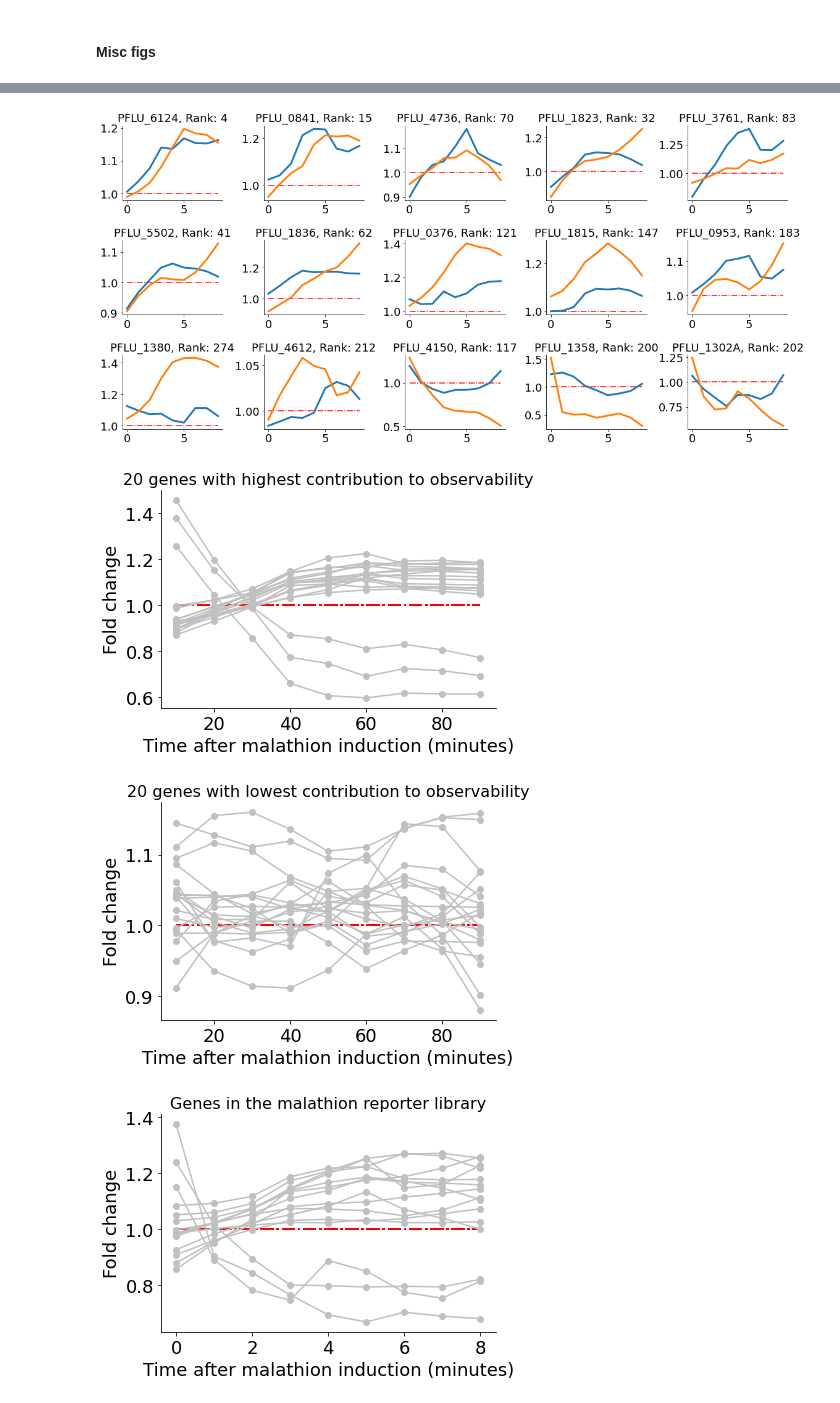
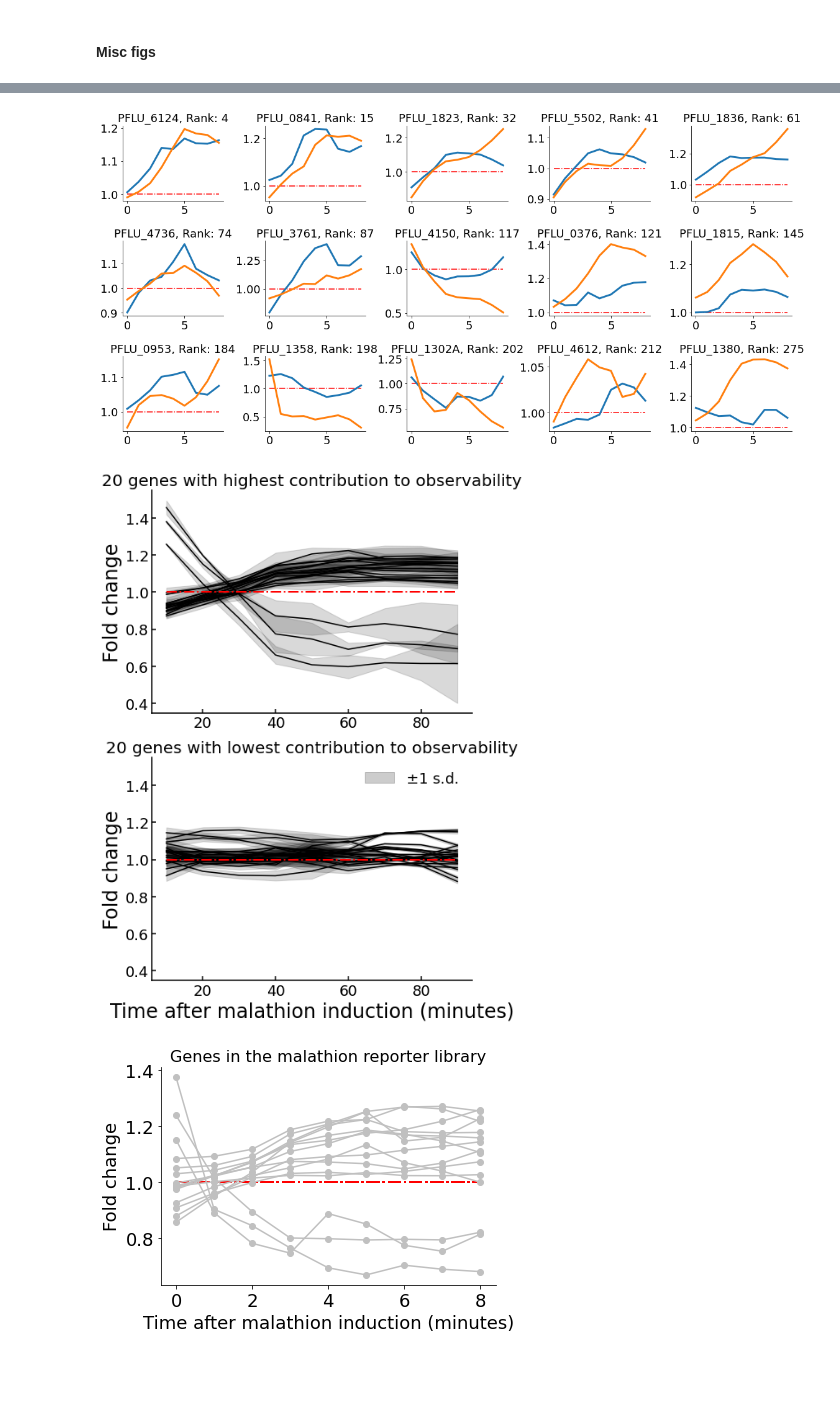
Before and after one commit to AqibHasnain/transcriptome-dynamics-dmd-observability, a Jupyter notebook: main.ipynb, the cells around one changed output, grey strips where cells are left out. Cells and saved outputs as stored; diff of their text form; code cells hidden in the pictures; blank space fills up the shorter version.

```diff
--- a/main.ipynb
+++ b/main.ipynb
@@ -774,7 +750,7 @@ plt.rcParams['axes.spines.right'] = False
 plt.rcParams['axes.spines.top'] = False
 plt.rc('lines',linewidth=3);
 
-fig,axs = plt.subplots(2,5,figsize=(19,7),sharex=True);
+fig,axs = plt.subplots(2,5,figsize=(19,7),sharex=True,sharey=True);
 mec = 'k'
 mew = 1
 alpha = 0.8
@@ -850,11 +840,10 @@ if savefig:
 savefig=False
 # plt.style.use('dark_background')
 # dark_colors = plt.rcParams['axes.prop_cycle'].by_key()['color']
-plt.rcParams.update({'font.size':22})
 fig, ax = plt.subplots(1,1,figsize=(6,5))
-ax.plot(np.linspace(1,623,623),np.real(D),'o',mfc='None',ms=8,mew=1.75,label=r'$G$')
-ax.plot(np.linspace(1,10,10),np.real(Dt),'s',mfc='None',ms=8,mew=1.75,label=r'$\tilde{G}$')
-ax.plot(np.linspace(1,623,623),np.real(Dt_recon),'v',mfc='None',ms=8,mew=1.75,c=dark_colors[3],label=r'$U_r\tilde{G}U_r^\top$')
+ax.plot(np.linspace(1,len(D),len(D)),np.real(D),'o',mfc='None',ms=8,mew=1.75,label=r'$G$')
+ax.plot(np.linspace(1,len(Dt),len(Dt)),np.real(Dt),'s',mfc='None',ms=8,mew=1.75,label=r'$\tilde{G}$')
+ax.plot(np.linspace(1,len(D),len(D)),np.real(Dt_recon),'v',mfc='None',ms=8,mew=1.75,label=r'$U_r\tilde{G}U_r^\top$')
 ax.set_yscale('log')
 ax.set_xscale('log')
 ax.set_xticks([])
@@ -867,4 +856,3 @@ plt.legend(frameon=False,ncol=1)
 if savefig:
     plt.savefig('/Users/aqib/desktop/gram_eigvals.pdf',dpi=300,transparent=True,bbox_inches='tight')
 plt.show()
-plt.rcParams.update({'font.size':18})
@@ -873,13 +863,12 @@ plt.rcParams.update({'font.size':18})
 savefig=False
 # plt.style.use('dark_background')
 # dark_colors = plt.rcParams['axes.prop_cycle'].by_key()['color']
-plt.rcParams.update({'font.size':22})
 fig, ax = plt.subplots(1,1,figsize=(6,5))
 ax.plot(np.sort((V[:,0])),label=r'$G$')
 # ax.plot(np.linspace(0,623,10),np.sort(Vt[:,0]),label=r'$\tilde{G}$')
-ax.plot(np.sort((np.real(Vt_recon[:,0]))),label=r'$U_r\tilde{G}U_r^\top$',c=dark_colors[3])
-ax.hlines(0.025,0,len(A),linestyle='-.',lw=1.5,color=dark_colors[1])
-ax.hlines(-0.025,0,len(A),linestyle='-.',lw=1.5,color=dark_colors[1])
+ax.plot(np.sort((np.real(Vt_recon[:,0]))),label=r'$U_r\tilde{G}U_r^\top$')
+ax.hlines(0.025,0,len(A),linestyle='-.',lw=1.5,color='k')
+ax.hlines(-0.025,0,len(A),linestyle='-.',lw=1.5,color='k')
 ax.set_xticks([])
 for side in ax.spines.keys():
     ax.spines[side].set_linewidth(1.5)
@@ -910,5 +899,5 @@ plt.show()
 # %%
-these_tags = ['6124','0841','4736','1823','3761','5502','1836','0376','1815','0953','1380','4612','4150','1358','1302A']
+these_tags = ['6124','0841','1823','5502','1836','4736','3761','4150','0376','1815','0953','1358','1302A','4612','1380']
 these_tags = ['PFLU_' + x for x in these_tags]
 fig,axs = plt.subplots(3,5,figsize=(16,8))
 for ii,ax in enumerate(axs.reshape(-1)): # plot the 15 encoder genes from the library
@@ -918,36 +907,46 @@ for ii,ax in enumerate(axs.reshape(-1)): # plot the 15 encoder genes from the li
 plt.tight_layout()
 plt.show()
 # %% [output]
-[figure, old version]
+[figure, new version]
 # %%
+# plot genes which contribute most and least to observability
+savefig = False
 cmap = sns.diverging_palette(20, 230, as_cmap=True)
 crange = np.linspace(0,1,len(these_tags))
 ngenes = 20
-plt.figure()
+fig, ax = plt.subplots(2,1,figsize=(7,11),sharey=True)
 for cnt,ii in enumerate(range(len(A)-1,len(A)-ngenes+1,-1)):
-    plt.title('20 genes with highest contribution to observability',fontsize=16)
+    ax[0].set_title(str(ngenes)+' genes with highest contribution to observability',fontsize=20)
     mu = np.mean(data_fc[sorted_inds[ii]],axis=1)
-    plt.hlines(1.0,10,90,color='r',linestyle='-.',lw=2)
-    plt.plot(np.linspace(10,90,9),mu,'o-',c='silver',lw=1.5)
-plt.ylabel('Fold change')
-plt.xlabel('Time after malathion induction (minutes)')
+    std = np.std(data_fc[sorted_inds[ii]],axis=1)
+    ax[0].plot(corr_tspan,mu,c='k',lw=1.5,ms=3,zorder=0)
+    ax[0].fill_between(corr_tspan,mu-std,mu+std,color='k',alpha=0.15)
+ax[0].plot([10,90],[1,1],color='r',linestyle='-.',lw=2,zorder=1)
+ax[0].set_ylabel('Fold change',fontsize=24)
+# plt.xlabel('Time after malathion induction (minutes)')
 # plt.savefig('/Users/aqib/desktop/top_genes.pdf',dpi=300,transparent=True,bbox_inches='tight')
+
+for cnt,ii in enumerate(range(ngenes)):
+    ax[1].set_title(str(ngenes)+' genes with lowest contribution to observability',fontsize=20)
+    mu = np.mean(data_fc[sorted_inds[ii]],axis=1)
+    ax[1].plot(corr_tspan,mu,c='k',lw=1.5,ms=3,zorder=0)
+    ax[1].fill_between(corr_tspan,mu-std,mu+std,color='k',alpha=0.15)
+ax[1].fill_between([],[],[],color='k',alpha=0.2,label=r'$\pm 1$ s.d.')
+ax[1].plot([10,90],[1,1],color='r',linestyle='-.',lw=2,zorder=1)
+ax[1].set_ylabel('Fold change',fontsize=24)
+ax[1].set_xlabel('Time after malathion induction (minutes)',fontsize=24)
+ax[1].legend(frameon=False)
+
+for this_ax in ax.reshape(-1):
+    for side in this_ax.spines.keys():
+        this_ax.spines[side].set_linewidth(1.5)
+        this_ax.xaxis.set_tick_params(which='both', size=5, width=1.5, direction='in')
+        this_ax.yaxis.set_tick_params(which='both', size=5, width=1.5, direction='in')
+if savefig:
+    plt.savefig(figDir+'fig3/top_and_bottom_genes.pdf',dpi=300,transparent=True,bbox_inches='tight')
 plt.show()
-
-ngenes = 20
-plt.figure()
-for cnt,ii in enumerate(range(ngenes)):
-    plt.title('20 genes with lowest contribution to observability',fontsize=16)
-    mu = np.mean(data_fc[sorted_inds[ii]],axis=1)
-    plt.hlines(1.0,10,90,color='r',linestyle='-.',lw=2)
-    plt.plot(np.linspace(10,90,9),mu,'o-',c='silver',lw=1.5)
-plt.ylabel('Fold change')
-plt.xlabel('Time after malathion induction (minutes)')
-# plt.savefig('/Users/aqib/desktop/top_genes.pdf',dpi=300,transparent=True,bbox_inches='tight')
-plt.show()
 # %% [output]
-[figure, old version]
+[figure, new version]
-[figure, removed]
 # %%
 # plot these_tags in a single plot (just their means)
 cmap = cm.get_cmap('Spectral')
```
Also changed, not shown: parts of 20 cells of this notebook, 3 other files.
